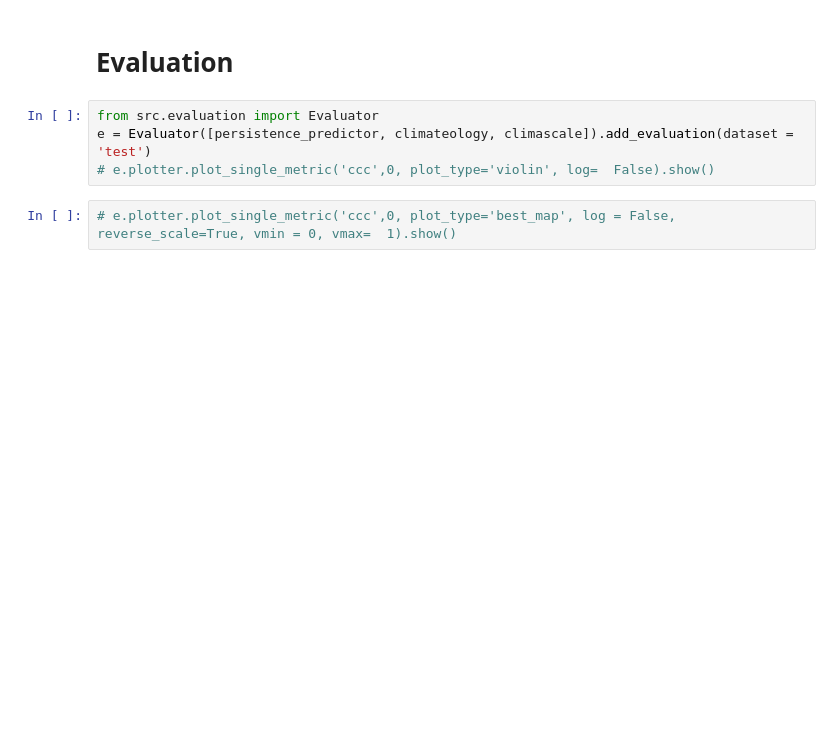
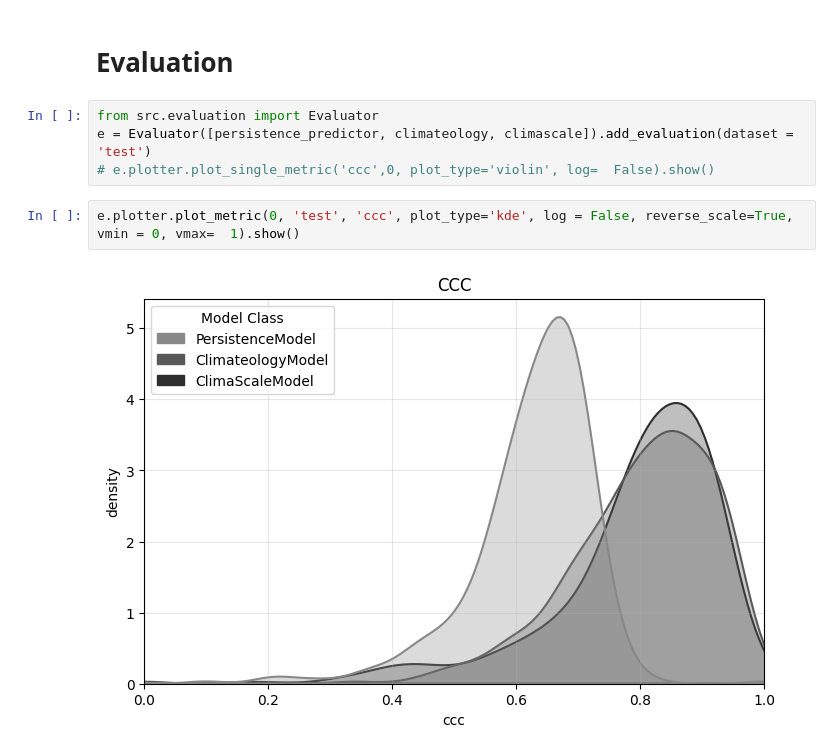
Before and after one commit to stends2001/infectious_disease_gnn, a Jupyter notebook: src/notebooks/1. introduction.ipynb, the cells around one changed output. Cells and saved outputs as stored; diff of their text form; blank space fills up the shorter version.

```diff
--- a/src/notebooks/1. introduction.ipynb
+++ b/src/notebooks/1. introduction.ipynb
@@ -292,5 +292,7 @@ from src.evaluation import Evaluator
 e = Evaluator([persistence_predictor, climateology, climascale]).add_evaluation(dataset = 'test')
 # e.plotter.plot_single_metric('ccc',0, plot_type='violin', log=  False).show()
 # %%
-# e.plotter.plot_single_metric('ccc',0, plot_type='best_map', log = False, reverse_scale=True, vmin = 0, vmax=  1).show()
+e.plotter.plot_metric(0, 'test', 'ccc', plot_type='kde', log = False, reverse_scale=True, vmin = 0, vmax=  1).show()
+# %% [output]
+[figure, added]
 # %%
```
Also changed, not shown: parts of 2 cells of this notebook, 1 other file.
